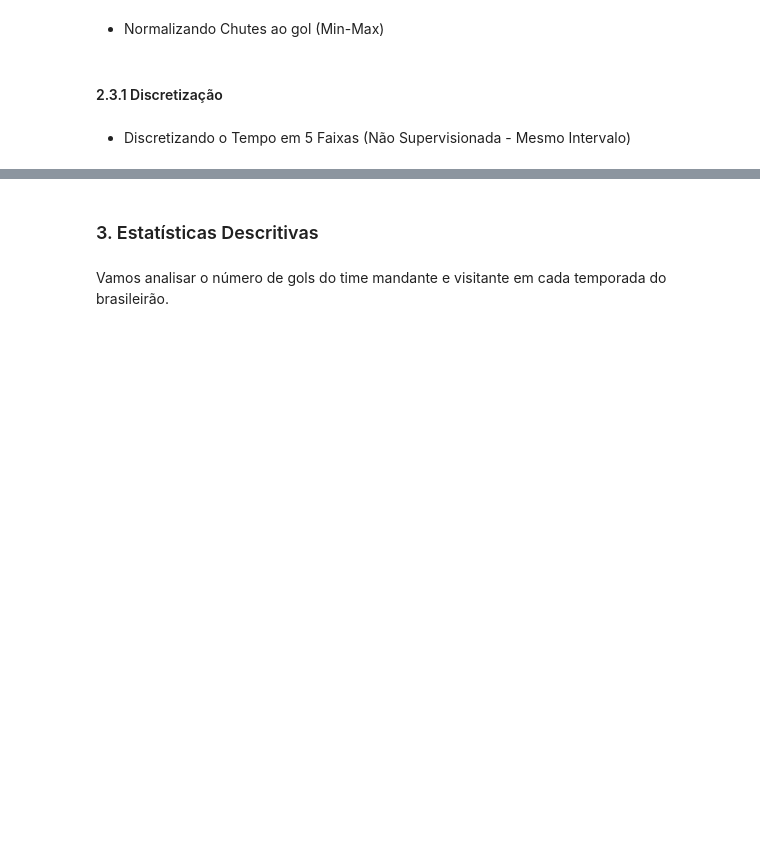
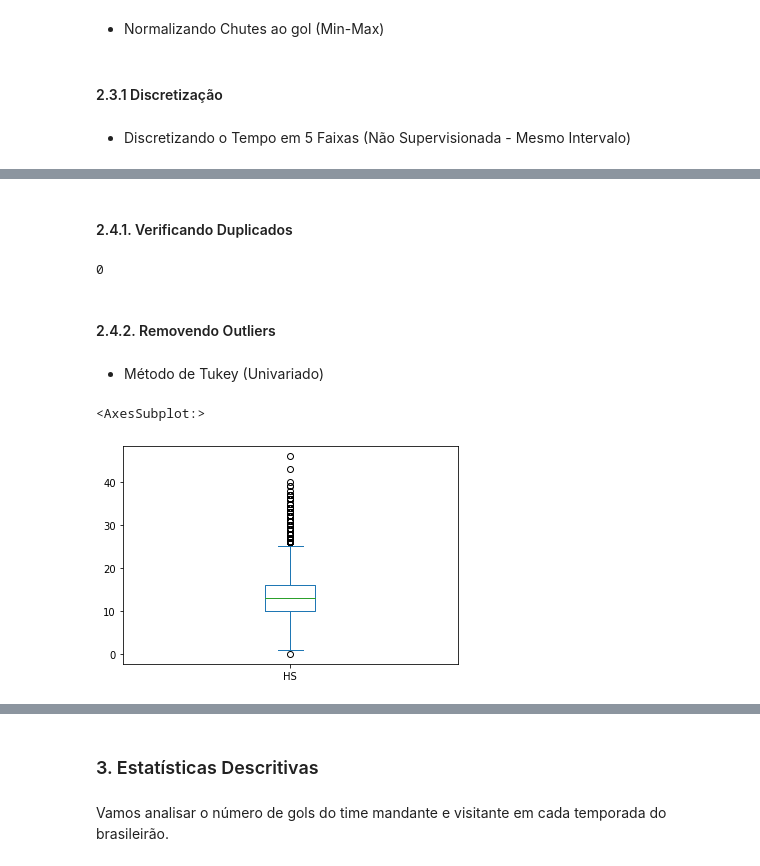
Before and after one commit to matheusalb/Veva365, a Jupyter notebook: Projeto 1.ipynb, the cells around one changed output, grey strips where cells are left out. Saved outputs shown, nothing was run; the diff lists cells and outputs as text; code cells hidden in the pictures; blank space fills up the shorter version.

```diff
--- a/Projeto 1.ipynb
+++ b/Projeto 1.ipynb
@@ -389,0 +392,10 @@ df['Time_seconds_dist'] = pd.cut(df['Time_seconds'], 5, labels=range(5))
+# %% [markdown]
+#### 2.4.1. Verificando Duplicados
+# %%
+df.duplicated().sum()
+# %% [output]
+0
+# %% [markdown]
+#### 2.4.2. Removendo Outliers
+# %% [markdown]
+* Método de Tukey (Univariado)
@@ -389,0 +429,5 @@ df['Time_seconds_dist'] = pd.cut(df['Time_seconds'], 5, labels=range(5))
+# %%
+df['HS'].plot.box()
+# %% [output]
+<AxesSubplot:>
+[figure, added]
```
Also changed, not shown: parts of 26 cells of this notebook.
